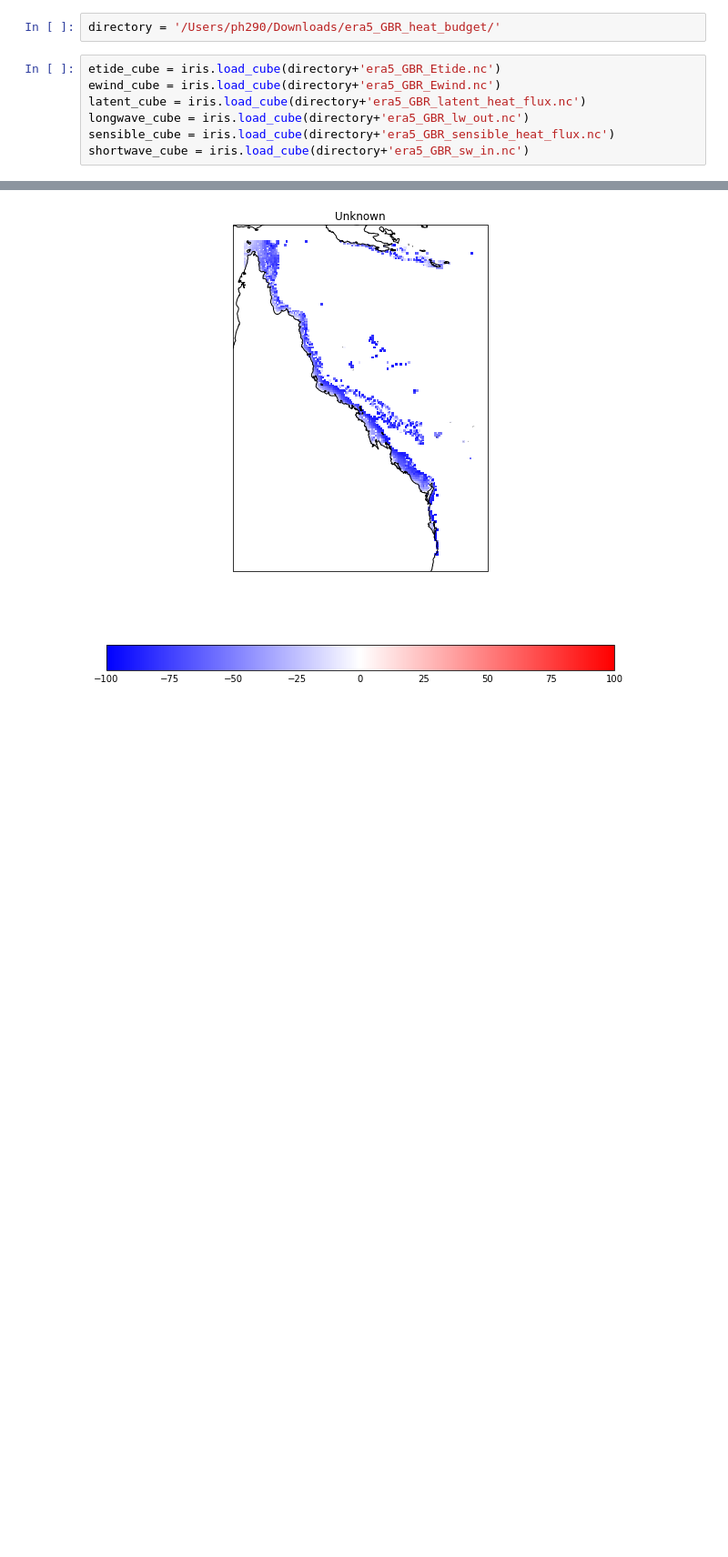
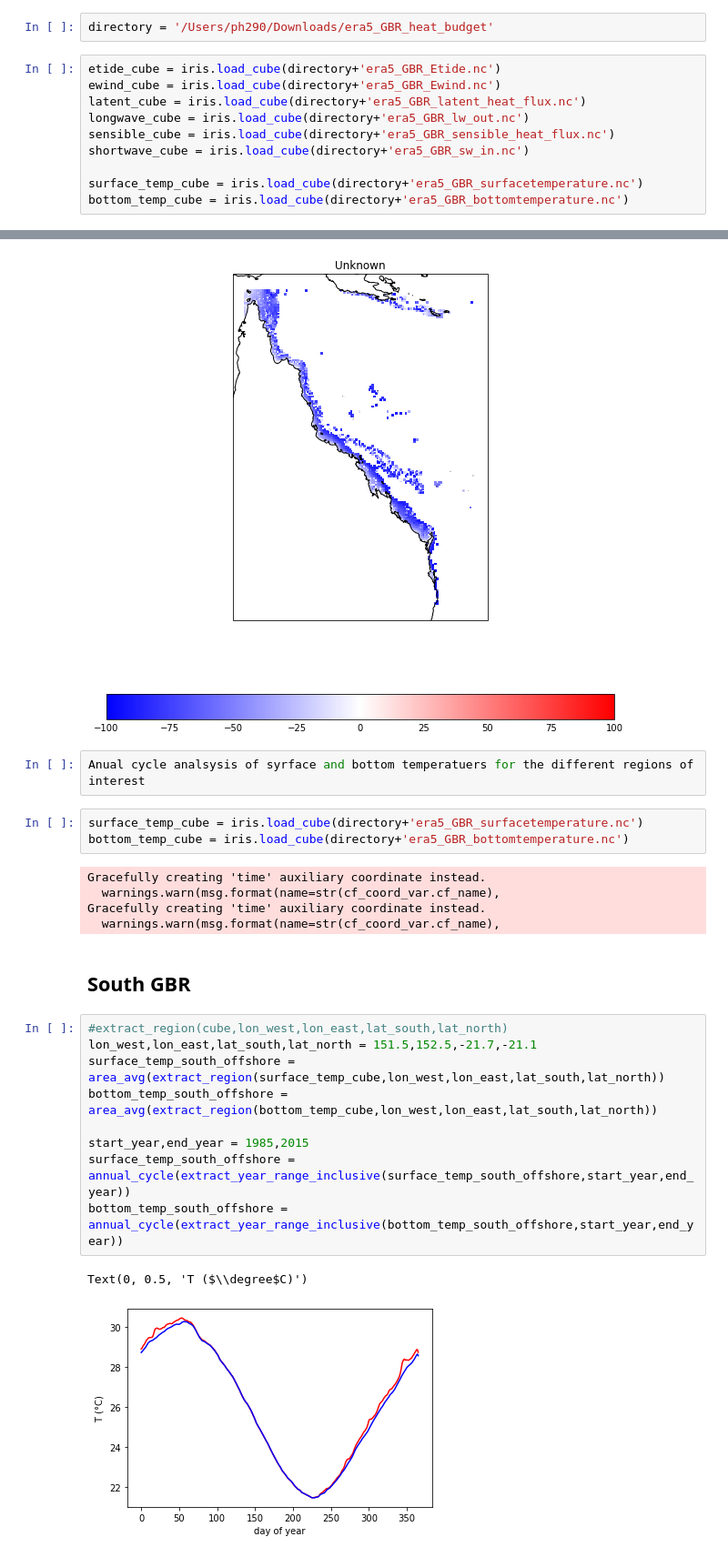
Before and after one commit to PaulHalloran/Jupiter_notebooks_halloran, a Jupyter notebook: GBR_lowest10%_spots.ipynb, the cells around one changed output, grey strips where cells are left out. Shown at 91% size. Drawn from its saved outputs; the diff is of its cells as text; blank space fills up the shorter version.

Commit message:
with seasonal cycle

```diff
--- a/GBR_lowest10%_spots.ipynb
+++ b/GBR_lowest10%_spots.ipynb
@@ -7,5 +63,5 @@ import iris.coord_categorisation
 # %%
-directory = '/Users/ph290/Downloads/era5_GBR_heat_budget/'
+directory = '/Users/ph290/Downloads/era5_GBR_heat_budget'
 # %%
 etide_cube = iris.load_cube(directory+'era5_GBR_Etide.nc')
 ewind_cube = iris.load_cube(directory+'era5_GBR_Ewind.nc')
@@ -13,6 +69,9 @@ latent_cube = iris.load_cube(directory+'era5_GBR_latent_heat_flux.nc')
 longwave_cube = iris.load_cube(directory+'era5_GBR_lw_out.nc')
 sensible_cube = iris.load_cube(directory+'era5_GBR_sensible_heat_flux.nc')
 shortwave_cube = iris.load_cube(directory+'era5_GBR_sw_in.nc')
+
+surface_temp_cube = iris.load_cube(directory+'era5_GBR_surfacetemperature.nc')
+bottom_temp_cube = iris.load_cube(directory+'era5_GBR_bottomtemperature.nc')
 # %% [output]
 Gracefully creating 'time' auxiliary coordinate instead.
   warnings.warn(msg.format(name=str(cf_coord_var.cf_name),
@@ -213,3 +276,27 @@ plt.gca().coastlines('10m')
 # %% [output]
 <cartopy.mpl.feature_artist.FeatureArtist at 0x...>
 [figure]
+# %%
+Anual cycle analsysis of syrface and bottom temperatuers for the different regions of interest
+# %%
+surface_temp_cube = iris.load_cube(directory+'era5_GBR_surfacetemperature.nc')
+bottom_temp_cube = iris.load_cube(directory+'era5_GBR_bottomtemperature.nc')
+# %% [output]
+Gracefully creating 'time' auxiliary coordinate instead.
+  warnings.warn(msg.format(name=str(cf_coord_var.cf_name),
+Gracefully creating 'time' auxiliary coordinate instead.
+  warnings.warn(msg.format(name=str(cf_coord_var.cf_name),
+# %% [markdown]
+## South GBR
+# %%
+#extract_region(cube,lon_west,lon_east,lat_south,lat_north)
+lon_west,lon_east,lat_south,lat_north = 151.5,152.5,-21.7,-21.1
+surface_temp_south_offshore = area_avg(extract_region(surface_temp_cube,lon_west,lon_east,lat_south,lat_north))
+bottom_temp_south_offshore = area_avg(extract_region(bottom_temp_cube,lon_west,lon_east,lat_south,lat_north))
+
+start_year,end_year = 1985,2015
+surface_temp_south_offshore = annual_cycle(extract_year_range_inclusive(surface_temp_south_offshore,start_year,end_year))
+bottom_temp_south_offshore = annual_cycle(extract_year_range_inclusive(bottom_temp_south_offshore,start_year,end_year))
+# %% [output]
+Text(0, 0.5, 'T ($\\degree$C)')
+[figure, added]
```
Also changed, not shown: parts of 20 cells of this notebook.
